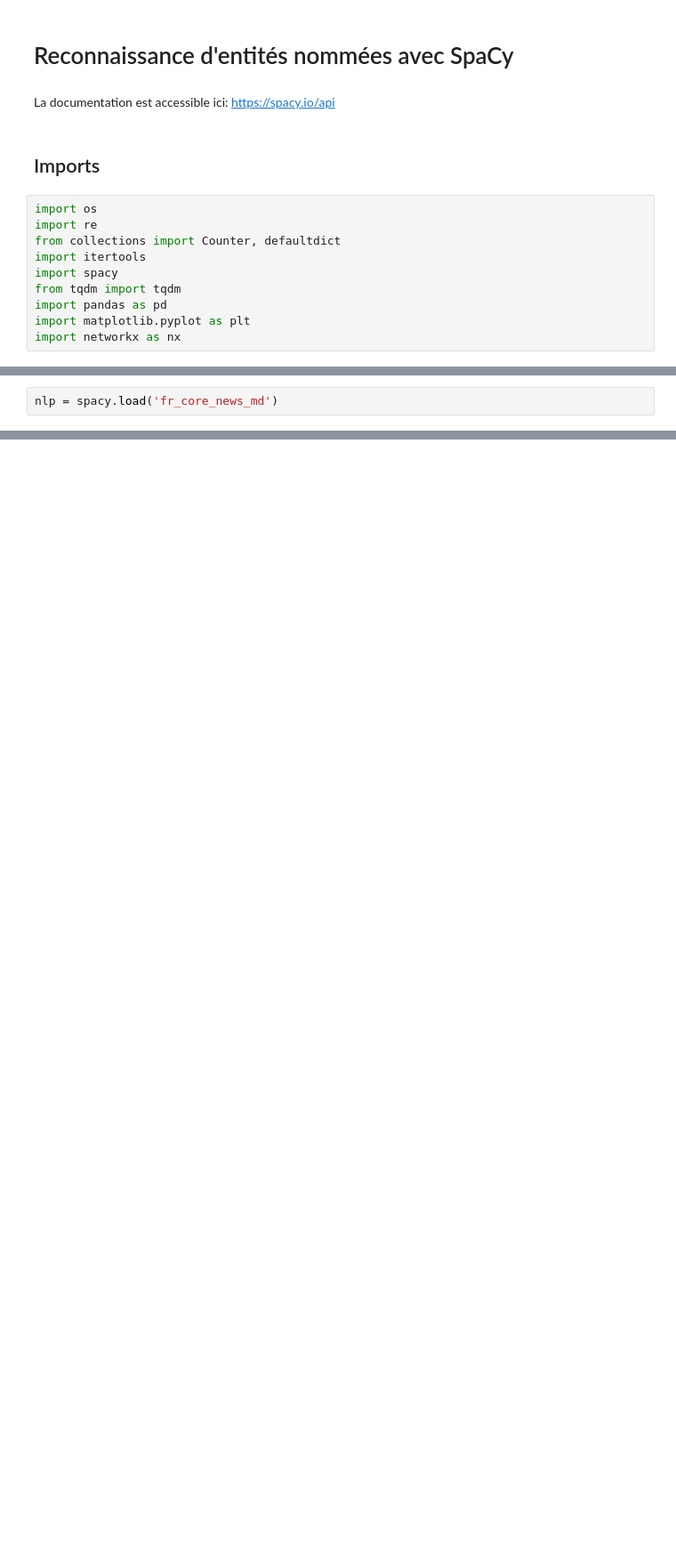
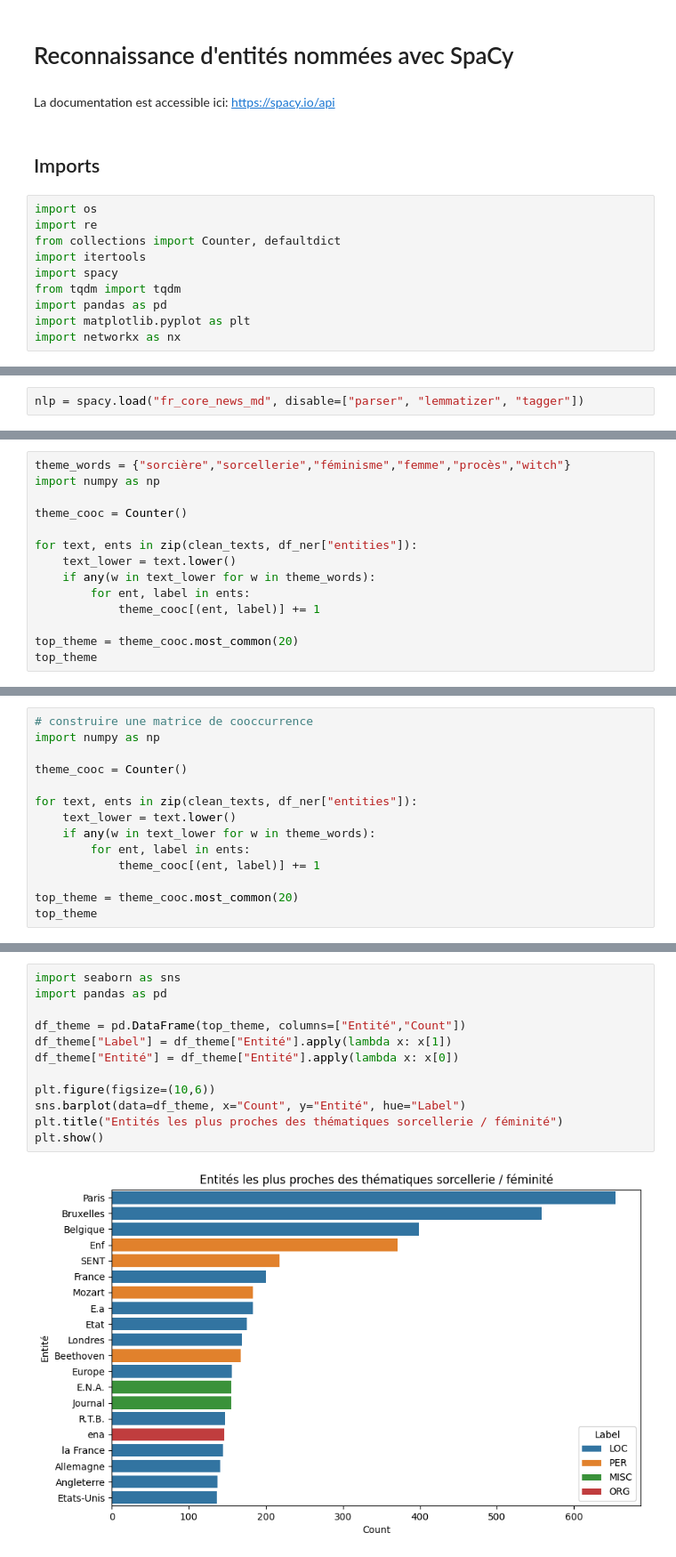
Before and after one commit to IlariaFa/tac, a Jupyter notebook: tps/tp4/s5_ner.ipynb, the cells around one changed output, grey strips where cells are left out. Shown at 89% size. Saved outputs shown, nothing was run; the diff lists cells and outputs as text; blank space fills up the shorter version.

```diff
--- a/tps/tp4/s5_ner.ipynb
+++ b/tps/tp4/s5_ner.ipynb
@@ -17,2 +32,2 @@ import networkx as nx
 # %%
-nlp = spacy.load('fr_core_news_md')
+nlp = spacy.load("fr_core_news_md", disable=["parser", "lemmatizer", "tagger"])
@@ -416,0 +144,14 @@ plt.show()
+# %%
+theme_words = {"sorcière","sorcellerie","féminisme","femme","procès","witch"}
+import numpy as np
+
+theme_cooc = Counter()
+
+for text, ents in zip(clean_texts, df_ner["entities"]):
+    text_lower = text.lower()
+    if any(w in text_lower for w in theme_words):
+        for ent, label in ents:
+            theme_cooc[(ent, label)] += 1
+
+top_theme = theme_cooc.most_common(20)
+top_theme
@@ -416,0 +179,14 @@ plt.show()
+# %%
+# construire une matrice de cooccurrence
+import numpy as np
+
+theme_cooc = Counter()
+
+for text, ents in zip(clean_texts, df_ner["entities"]):
+    text_lower = text.lower()
+    if any(w in text_lower for w in theme_words):
+        for ent, label in ents:
+            theme_cooc[(ent, label)] += 1
+
+top_theme = theme_cooc.most_common(20)
+top_theme
@@ -416,0 +216,14 @@ plt.show()
+# %%
+import seaborn as sns
+import pandas as pd
+
+df_theme = pd.DataFrame(top_theme, columns=["Entité","Count"])
+df_theme["Label"] = df_theme["Entité"].apply(lambda x: x[1])
+df_theme["Entité"] = df_theme["Entité"].apply(lambda x: x[0])
+
+plt.figure(figsize=(10,6))
+sns.barplot(data=df_theme, x="Count", y="Entité", hue="Label")
+plt.title("Entités les plus proches des thématiques sorcellerie / féminité")
+plt.show()
+# %% [output]
+[figure, added]
```
Also changed, not shown: parts of 29 cells of this notebook, 2 other files.
